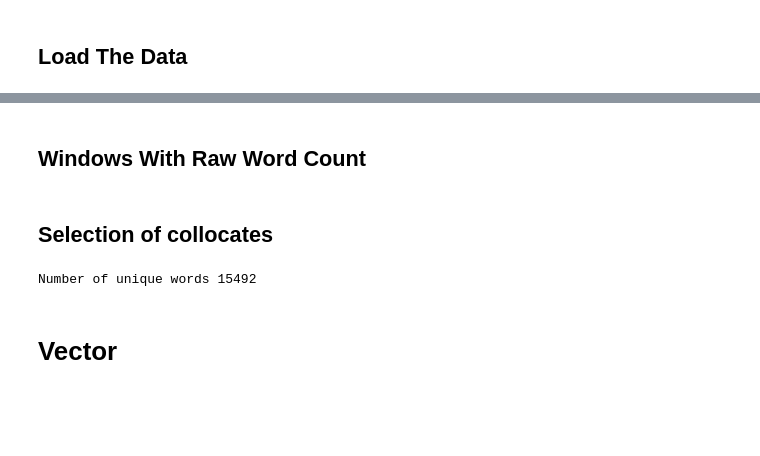
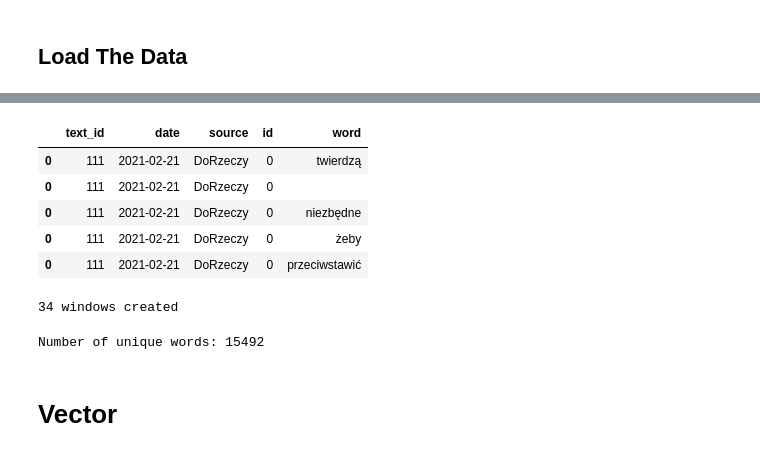
Before and after one commit to pSzyc/Climate, a Jupyter notebook: UFA/vectorization.ipynb, the cells around one changed output, grey strips where cells are left out. Cells and saved outputs as stored; diff of their text form; code cells hidden in the pictures; blank space fills up the shorter version.

```diff
--- a/UFA/vectorization.ipynb
+++ b/UFA/vectorization.ipynb
@@ -15,26 +21,40 @@ df_exploded.drop('colocate', inplace=True, axis=1)
+# %%
+df['word'] = df.colocate.str.split(" ")
+df = df.explode('word')
+df.drop('colocate', inplace=True, axis=1)
+df.head()
+# %% [output]
+|  | text_id | date | source | id | word |
+| 0 | 111 | 2021-02-21 | DoRzeczy | 0 | twierdzą |
+| 0 | 111 | 2021-02-21 | DoRzeczy | 0 |  |
+| 0 | 111 | 2021-02-21 | DoRzeczy | 0 | niezbędne |
+| 0 | 111 | 2021-02-21 | DoRzeczy | 0 | żeby |
+| 0 | 111 | 2021-02-21 | DoRzeczy | 0 | przeciwstawić |
 # %%
-start_date = df_exploded.date.min()
-interval_days = 6 * 30
-end_date = start_date + datetime.timedelta(days=interval_days)
-max_date = df_exploded.date.max()
-corpus_list = []
+window_width = 6 * 30 # 6 months
+time_step = 3 * 30 # 3 months
+
+start_date = df.date.min()
+end_date = start_date + datetime.timedelta(days=window_width)
+max_date = df.date.max()
+
+df['window_group'] = None
+index = 0
+dates = []
 while start_date < max_date:
-    df = df_exploded[df_exploded.date.between(start_date, end_date)]
-    corpus_list.append(df)
-    end_date += datetime.timedelta(days=interval_days/2)
-    start_date += datetime.timedelta(days=interval_days/2)
+    df.loc[df.date.between(start_date, end_date), 'window_group'] = index
+    end_date += datetime.timedelta(days=time_step)
+    start_date += datetime.timedelta(days=time_step)
+    dates.append(start_date + datetime.timedelta(days=window_width/2))
+    index += 1
+
+print(f"{index + 1} windows created")
+# %% [output]
+34 windows created
-# %% [markdown]
-## Windows With Raw Word Count
-# %% [markdown]
-## Selection of collocates
-# %%
-word_set = set()
-
-for corpus in corpus_list:
-    word_set.update(corpus.words)
-
-print(f"Number of unique words {len(word_set)}")
-# %% [output]
-Number of unique words 15492
+# %%
+n_words =len(df['word'].unique())
+print(f"Number of unique words: {n_words}")
+# %% [output]
+Number of unique words: 15492
 # %% [markdown]
 # Vector
```
Also changed, not shown: parts of 22 cells of this notebook, 2 other files.
